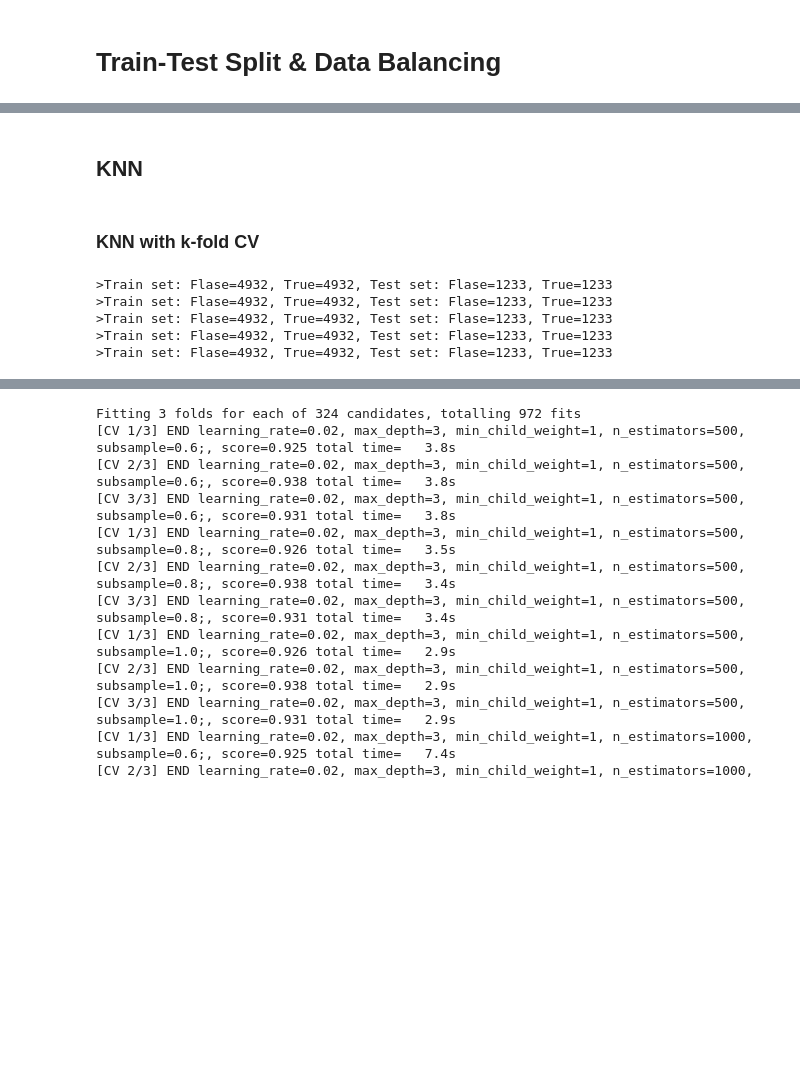
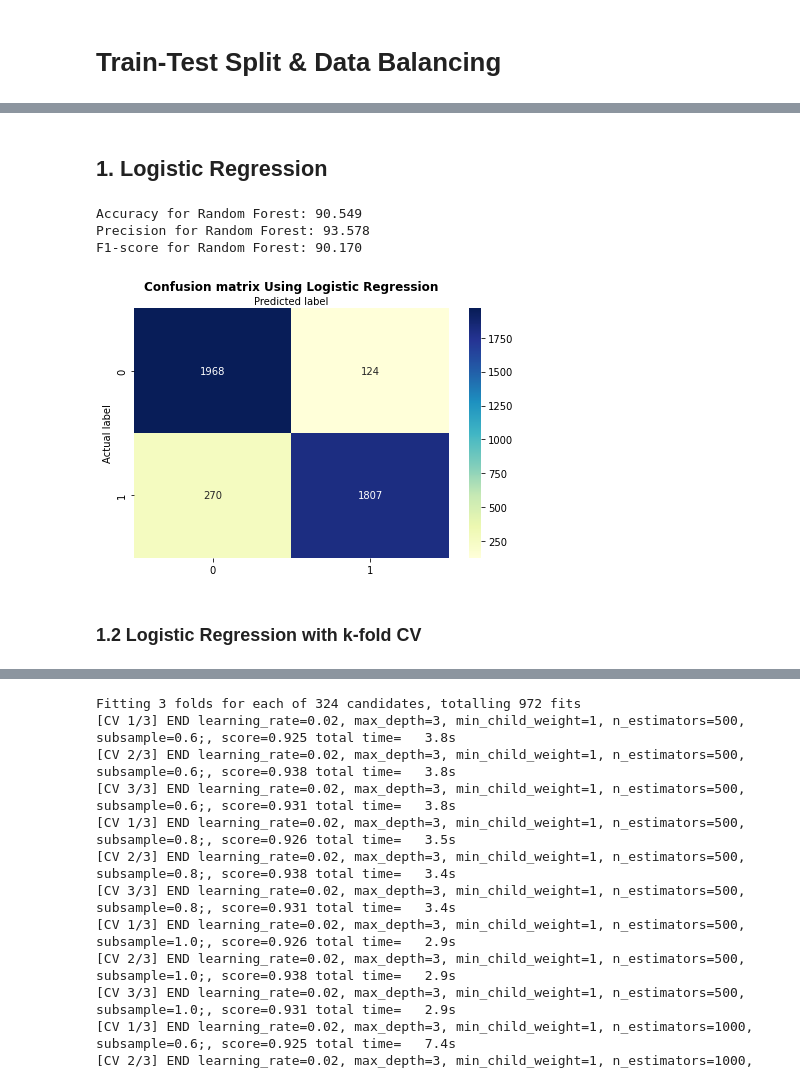
Before and after one commit to RongerYang/Prediction_of_Online_Purchasing_Intention, a Jupyter notebook: INF2190.ipynb, the cells around one changed output, grey strips where cells are left out. Saved outputs shown, nothing was run; the diff lists cells and outputs as text; code cells hidden in the pictures; blank space fills up the shorter version.

```diff
--- a/INF2190.ipynb
+++ b/INF2190.ipynb
@@ -201,22 +190,38 @@ Testing target statistics: Counter({False: 2097, True: 2072})
-# %% [markdown]
-## KNN
+# %% [markdown]
+## 1. Logistic Regression
+# %%
+model = LogisticRegression(solver='liblinear')
+model.fit(X_train_res, y_train_res)
+y_pred_lg = model.predict(X_test_res)
+
+accuracy_lg = 100 * metrics.accuracy_score(y_test_res, y_pred_lg)
+print("Accuracy for Random Forest: %.3f" % (accuracy_lg))
+precision_lg = 100 * metrics.precision_score(y_test_res, y_pred_lg)
+print("Precision for Random Forest: %.3f" % (precision_lg))
+f1score_lg = 100 * metrics.f1_score(y_test_res, y_pred_lg)
+print("F1-score for Random Forest: %.3f" % (f1score_lg))
+# %% [output]
+Accuracy for Random Forest: 90.549
+Precision for Random Forest: 93.578
+F1-score for Random Forest: 90.170
+# %%
+cnf_matrix = metrics.confusion_matrix(y_test_res, y_pred_lg)
+class_names=[0,1] # name  of classes
+
+fig, ax = plt.subplots()
+tick_marks = np.arange(len(class_names))
+plt.xticks(tick_marks, class_names)
+plt.yticks(tick_marks, class_names)
+
+# create heatmap
+sns.heatmap(pd.DataFrame(cnf_matrix), annot=True, cmap="YlGnBu" ,fmt='g')
+ax.xaxis.set_label_position("top")
+plt.tight_layout()
+plt.title('Confusion matrix Using Logistic Regression', y=1.1, fontweight='bold')
+plt.ylabel('Actual label')
+plt.xlabel('Predicted label')
+plt.show()
+# %% [output]
+[figure, added]
 # %% [markdown]
-### KNN with k-fold CV
+### 1.2 Logistic Regression with k-fold CV
-# %%
-# Balancing dataset
-X, y = make_classification(n_samples=12330, n_classes=2, weights=[0.50, 0.50], flip_y=0, random_state=0)
-kfold = StratifiedKFold(n_splits=5, shuffle=True, random_state=0)
-# enumerate the splits and summarize the distributions
-for train_ix, test_ix in kfold.split(X, y):
-  train_X, test_X = X[train_ix], X[test_ix]
-  train_y, test_y = y[train_ix], y[test_ix]
-
-  train_0, train_1 = len(train_y[train_y==0]), len(train_y[train_y==1])
-  test_0, test_1 = len(test_y[test_y==0]), len(test_y[test_y==1])
-  print('>Train set: Flase=%d, True=%d, Test set: Flase=%d, True=%d' % (train_0, train_1, test_0, test_1))
-# %% [output]
->Train set: Flase=4932, True=4932, Test set: Flase=1233, True=1233
->Train set: Flase=4932, True=4932, Test set: Flase=1233, True=1233
->Train set: Flase=4932, True=4932, Test set: Flase=1233, True=1233
->Train set: Flase=4932, True=4932, Test set: Flase=1233, True=1233
->Train set: Flase=4932, True=4932, Test set: Flase=1233, True=1233
```
Also changed, not shown: parts of 51 cells of this notebook.
